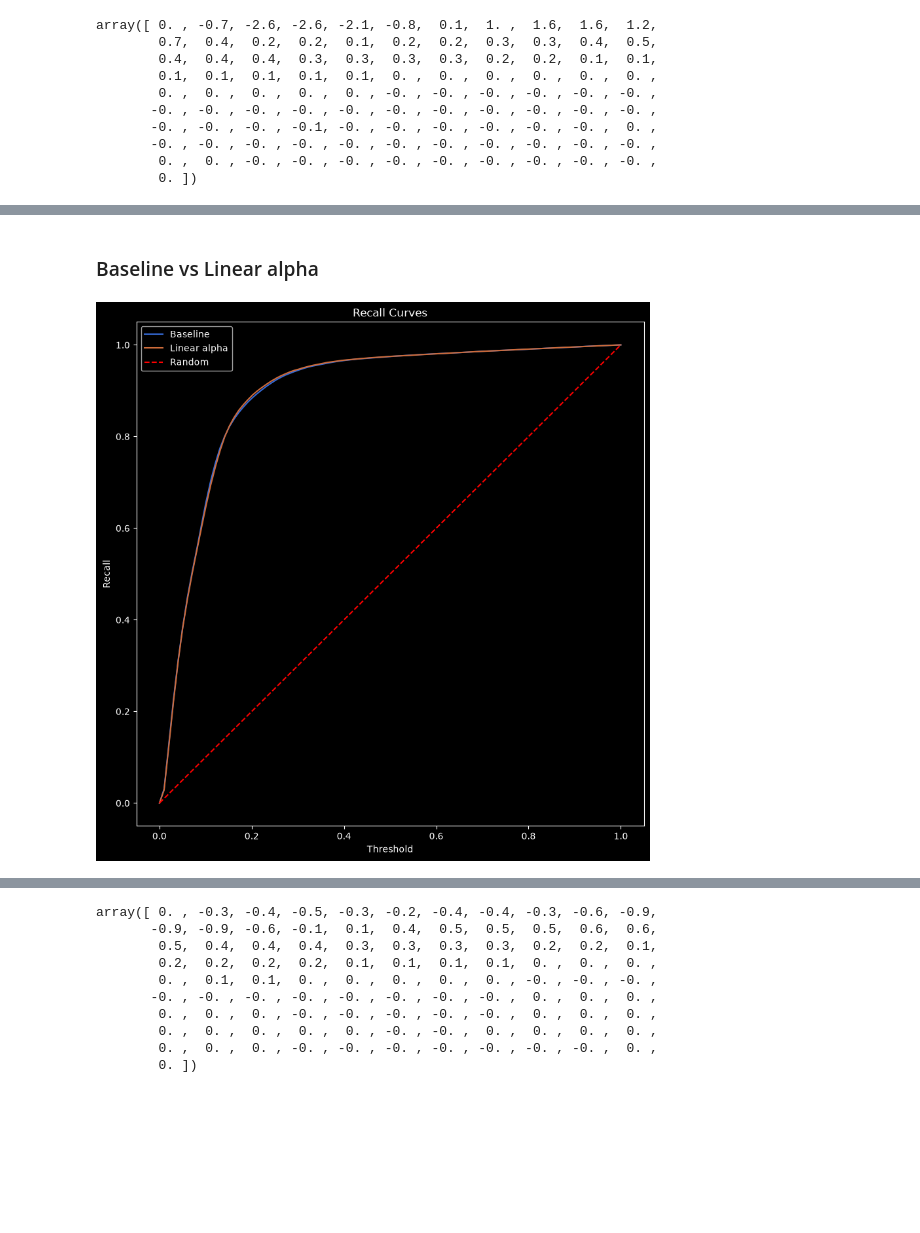
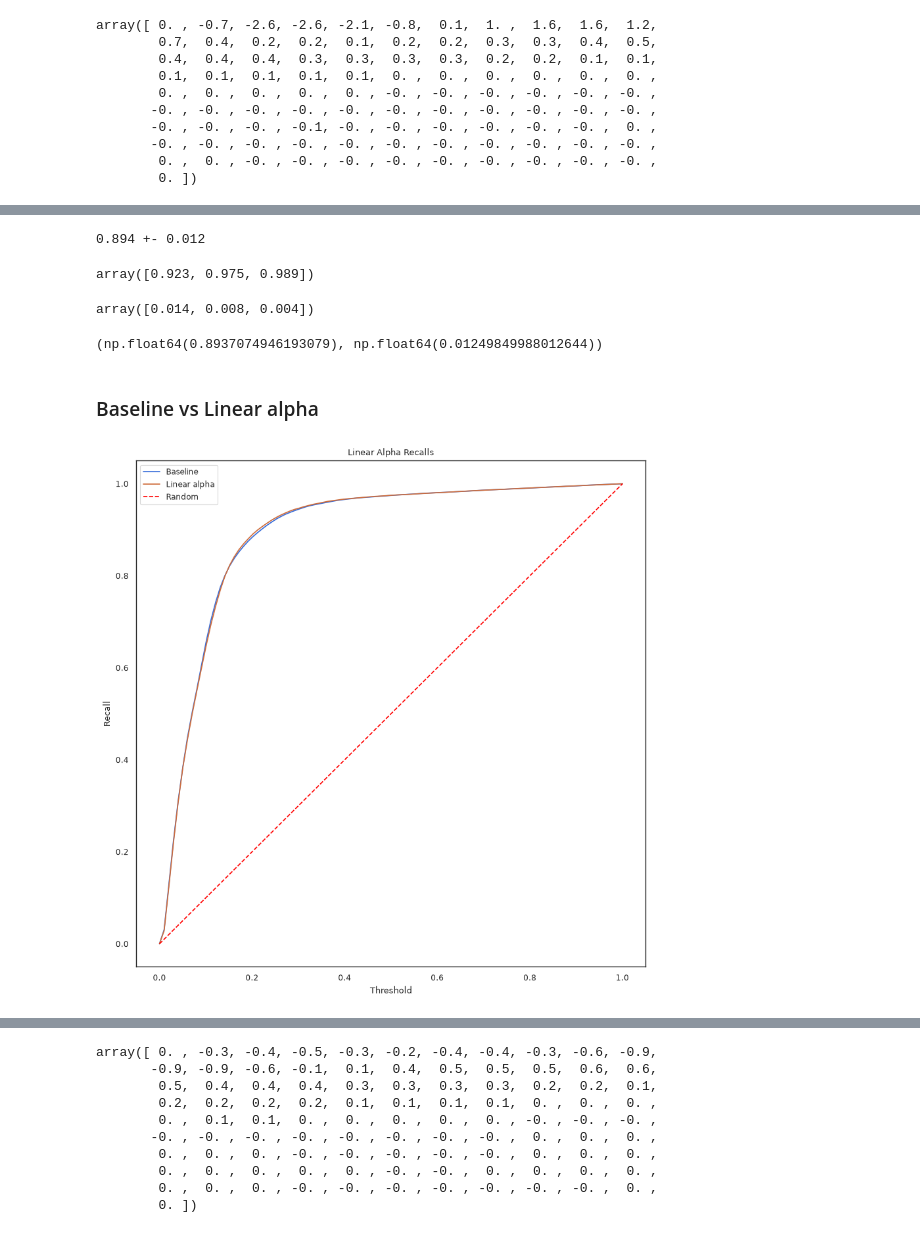
Before and after one commit to T-im4i-k/Active-Learning-for-Email-Interaction-Dynamics, a Jupyter notebook: src/email_outreach/notes/all.ipynb, the cells around one changed output, grey strips where cells are left out. Cells and saved outputs as stored; diff of their text form; code cells hidden in the pictures; blank space fills up the shorter version.

```diff
--- a/src/email_outreach/notes/all.ipynb
+++ b/src/email_outreach/notes/all.ipynb
@@ -11,3 +12,6 @@ import matplotlib.pyplot as plt
+# %%
+sns.set_style("white")
+sns.set_context("paper")
 # %%
 def get_precisions_recalls(path: Path, quantiles=1 - np.linspace(start=0, stop=1, num=100)):
     experiments: list[list] = load_experiment_metrics(path)
@@ -171,22 +236,40 @@ array([ 0. , -0.7, -2.6, -2.6, -2.1, -0.8,  0.1,  1. ,  1.6,  1.6,  1.2,
+# %%
+report_recalls_auc(baseline_recalls_auc)
+# %% [output]
+0.894 +- 0.012
+# %%
+np.array(baseline_recalls).mean(axis=0)[[25,50,75]].round(3)
+# %% [output]
+array([0.923, 0.975, 0.989])
+# %%
+np.array(baseline_recalls).std(axis=0)[[25,50,75]].round(3)
+# %% [output]
+array([0.014, 0.008, 0.004])
+# %%
+np.array(baseline_recalls_auc).mean(), np.array(baseline_recalls_auc).std()
+# %% [output]
+(np.float64(0.8937074946193079), np.float64(0.01249849988012644))
 # %% [markdown]
 ### Baseline vs Linear alpha
 # %%
 plt.figure(figsize=(10, 10))
 
 plt.plot(np.linspace(start=0, stop=1, num=100), np.array(baseline_recalls).mean(axis=0), label="Baseline")
 
 plt.plot(np.linspace(start=0, stop=1, num=100), np.array(lin_alpha_recalls).mean(axis=0),
          label="Linear alpha")
 
 plt.plot([0,1], [0,1], label="Random", color = "red", linestyle = "--")
 
-plt.title("Recall Curves")
+plt.title("Linear Alpha Recalls")
 plt.xlabel("Threshold")
 plt.ylabel("Recall")
 plt.legend()
-plt.show()
+# plt.show()
+
+plt.savefig("images/linear_alpha_recalls_0_1.png", bbox_inches="tight")
 # %% [output]
-[figure, old version]
+[figure, new version]
 # %%
 plt.figure(figsize=(10, 10))
 
```
Also changed, not shown: parts of 39 cells of this notebook, 11 other files.
